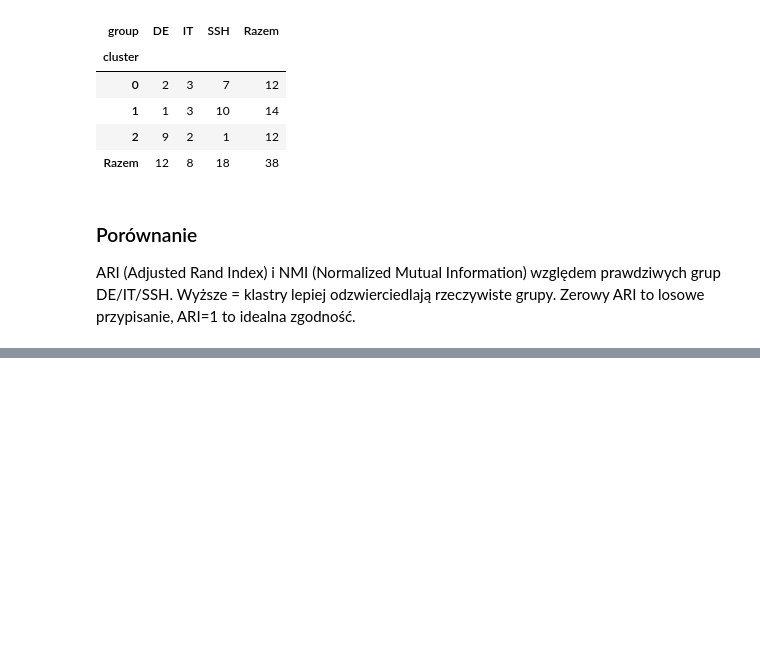
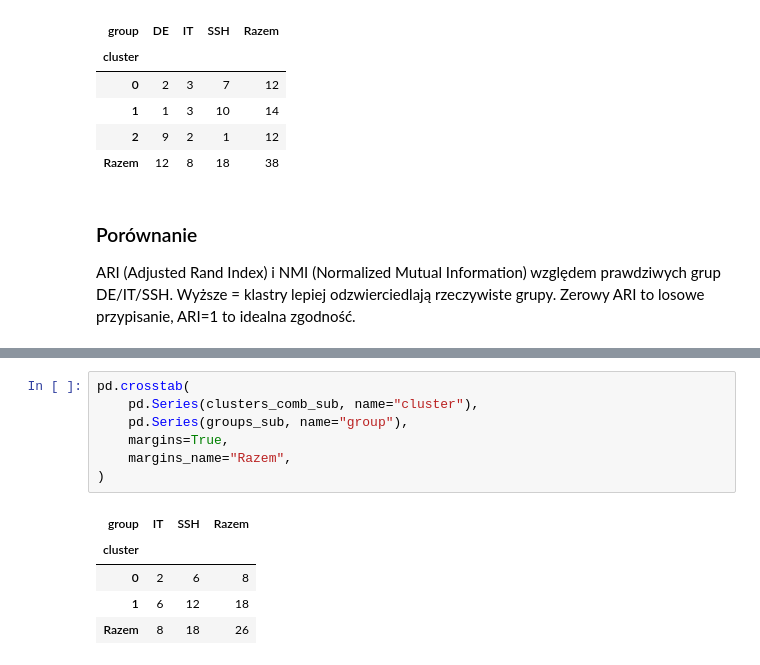
Before and after one commit to strek-o/xaifungi-analysis, a Jupyter notebook: analysis.ipynb, the cells around one changed output, grey strips where cells are left out. Drawn from its saved outputs; the diff is of its cells as text; blank space fills up the shorter version.

```diff
--- a/analysis.ipynb
+++ b/analysis.ipynb
@@ -284,0 +414,13 @@ ARI (Adjusted Rand Index) i NMI (Normalized Mutual Information) względem prawdz
+# %%
+pd.crosstab(
+    pd.Series(clusters_comb_sub, name="cluster"),
+    pd.Series(groups_sub, name="group"),
+    margins=True,
+    margins_name="Razem",
+)
+# %% [output]
+| group | IT | SSH | Razem |
+| cluster |  |  |  |
+| 0 | 2 | 6 | 8 |
+| 1 | 6 | 12 | 18 |
+| Razem | 8 | 18 | 26 |
```
Also changed, not shown: parts of 11 cells of this notebook, 1 other file.
